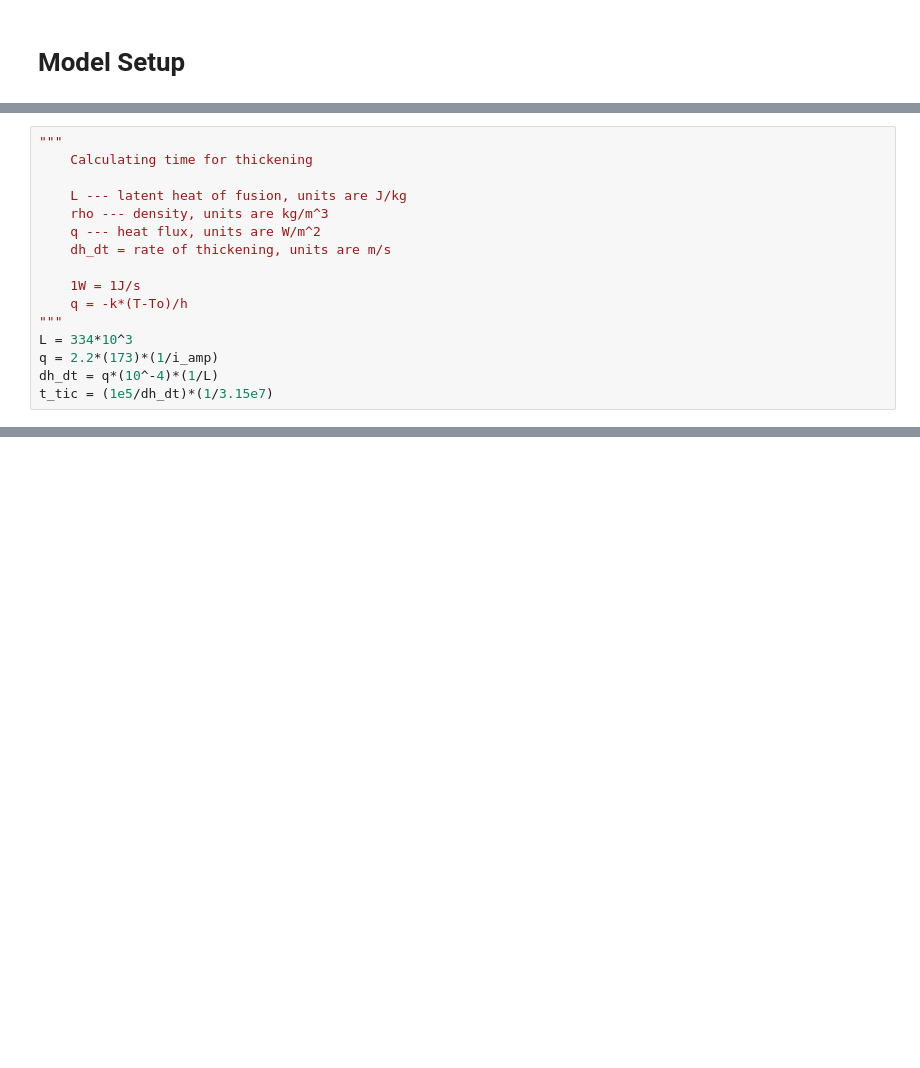
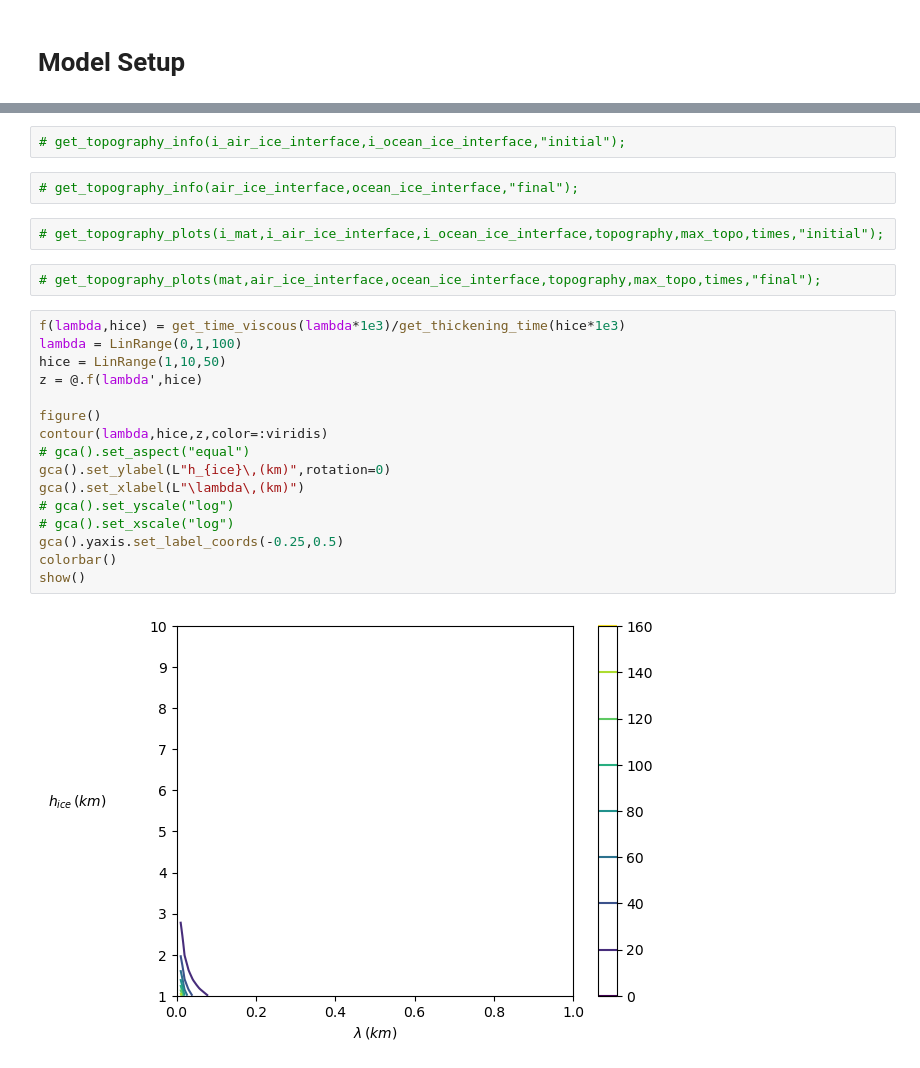
Before and after one commit to maxrudolph/gerya-julia, a Jupyter notebook: thickeningTest.ipynb, the cells around one changed output, grey strips where cells are left out. Drawn from its saved outputs; the diff is of its cells as text; blank space fills up the shorter version.

```diff
--- a/thickeningTest.ipynb
+++ b/thickeningTest.ipynb
@@ -531,16 +497,0 @@ tvis = (4*pi*ice_vis)/(drho*gy*wl)*(1/3.15e7)
-# %%
-"""
-    Calculating time for thickening
-
-    L --- latent heat of fusion, units are J/kg
-    rho --- density, units are kg/m^3
-    q --- heat flux, units are W/m^2
-    dh_dt = rate of thickening, units are m/s
-
-    1W = 1J/s
-    q = -k*(T-To)/h
-"""
-L = 334*10^3
-q = 2.2*(173)*(1/i_amp)
-dh_dt = q*(10^-4)*(1/L)
-t_tic = (1e5/dh_dt)*(1/3.15e7)
@@ -572,0 +509,26 @@ show()
+# %%
+# get_topography_info(i_air_ice_interface,i_ocean_ice_interface,"initial");
+# %%
+# get_topography_info(air_ice_interface,ocean_ice_interface,"final");
+# %%
+# get_topography_plots(i_mat,i_air_ice_interface,i_ocean_ice_interface,topography,max_topo,times,"initial");
+# %%
+# get_topography_plots(mat,air_ice_interface,ocean_ice_interface,topography,max_topo,times,"final");
+# %%
+f(lambda,hice) = get_time_viscous(lambda*1e3)/get_thickening_time(hice*1e3)
+lambda = LinRange(0,1,100)
+hice = LinRange(1,10,50)
+z = @.f(lambda',hice)
+
+figure()
+contour(lambda,hice,z,color=:viridis)
+# gca().set_aspect("equal")
+gca().set_ylabel(L"h_{ice}\,(km)",rotation=0)
+gca().set_xlabel(L"\lambda\,(km)")
+# gca().set_yscale("log")
+# gca().set_xscale("log")
+gca().yaxis.set_label_coords(-0.25,0.5)
+colorbar()
+show()
+# %% [output]
+[figure, added]
```
Also changed, not shown: parts of 15 cells of this notebook, 27 other files.
